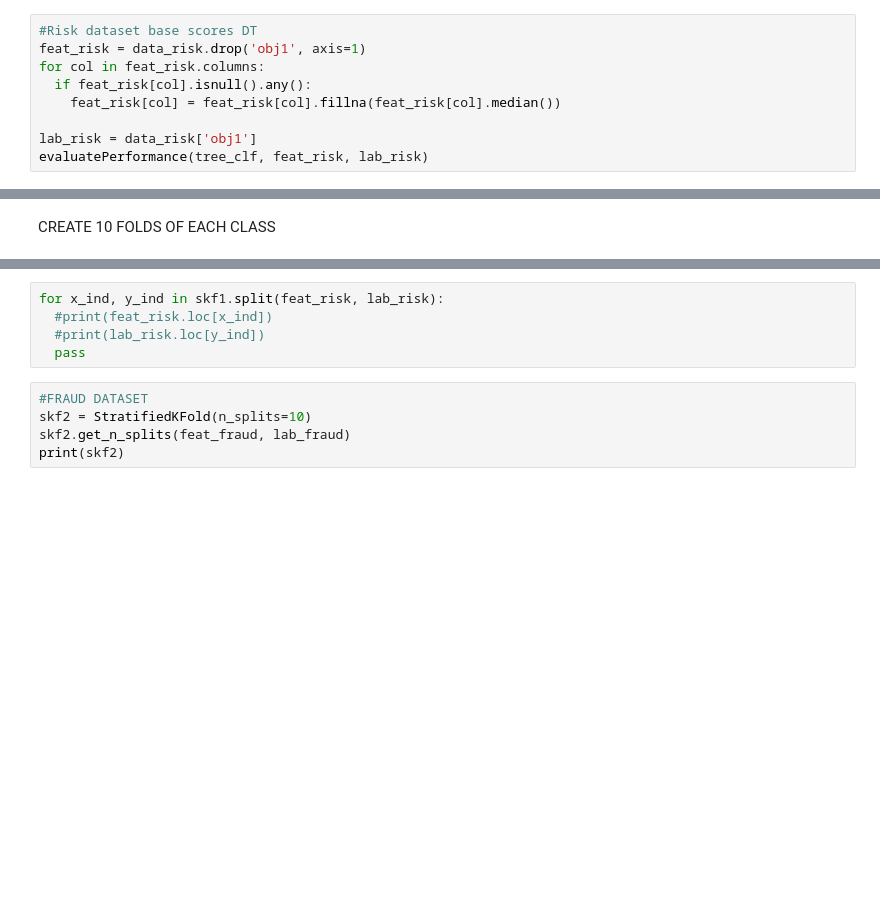
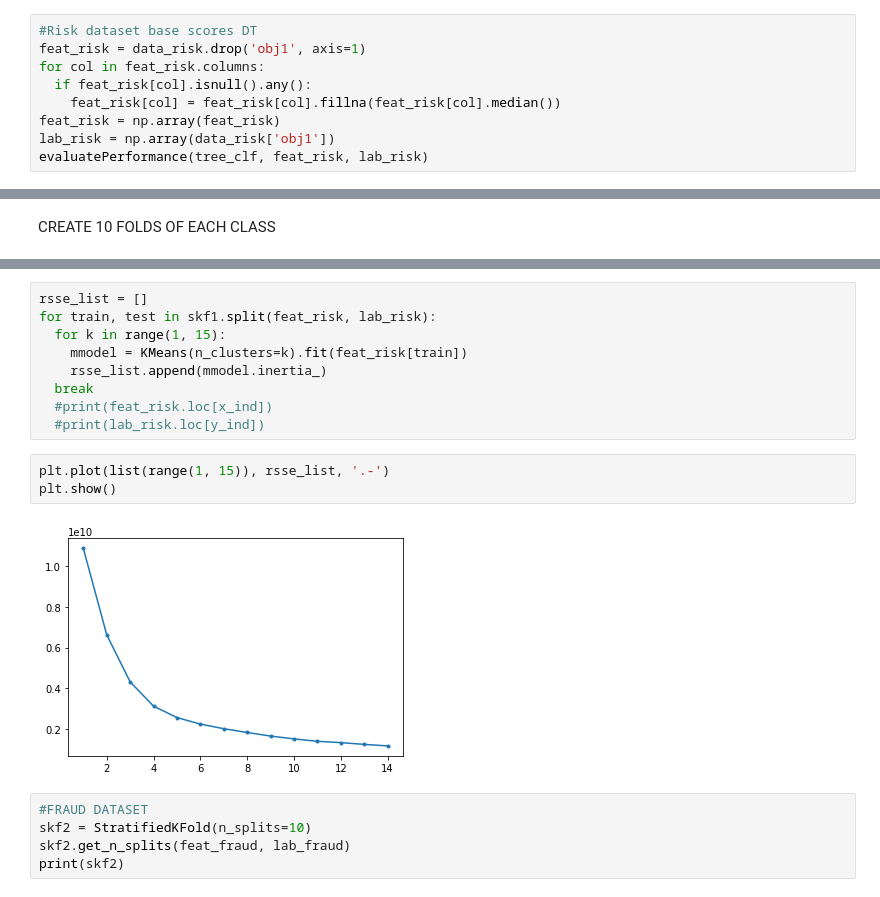
Before and after one commit to emnordi/ce888, a Jupyter notebook: Project2/Project2.ipynb, the cells around one changed output, grey strips where cells are left out. Saved outputs shown, nothing was run; the diff lists cells and outputs as text; blank space fills up the shorter version.

```diff
--- a/Project2/Project2.ipynb
+++ b/Project2/Project2.ipynb
@@ -168,8 +168,8 @@ feat_risk = data_risk.drop('obj1', axis=1)
 for col in feat_risk.columns:
   if feat_risk[col].isnull().any():
     feat_risk[col] = feat_risk[col].fillna(feat_risk[col].median())
-
-lab_risk = data_risk['obj1']
+feat_risk = np.array(feat_risk)
+lab_risk = np.array(data_risk['obj1'])
 evaluatePerformance(tree_clf, feat_risk, lab_risk)
 # %% [output]
 Accuracy: 0.5392003164742425 +/- 0.18049456780350026
@@ -436,10 +452,19 @@ print(skf1)
 # %% [output]
 StratifiedKFold(n_splits=10, random_state=None, shuffle=False)
 # %%
-for x_ind, y_ind in skf1.split(feat_risk, lab_risk):
+rsse_list = []
+for train, test in skf1.split(feat_risk, lab_risk):
+  for k in range(1, 15):
+    mmodel = KMeans(n_clusters=k).fit(feat_risk[train])
+    rsse_list.append(mmodel.inertia_)
+  break
   #print(feat_risk.loc[x_ind])
   #print(lab_risk.loc[y_ind])
-  pass
+# %%
+plt.plot(list(range(1, 15)), rsse_list, '.-')
+plt.show()
+# %% [output]
+[figure, added]
 # %%
 #FRAUD DATASET
 skf2 = StratifiedKFold(n_splits=10)
```
Also changed, not shown: parts of 11 cells of this notebook.
